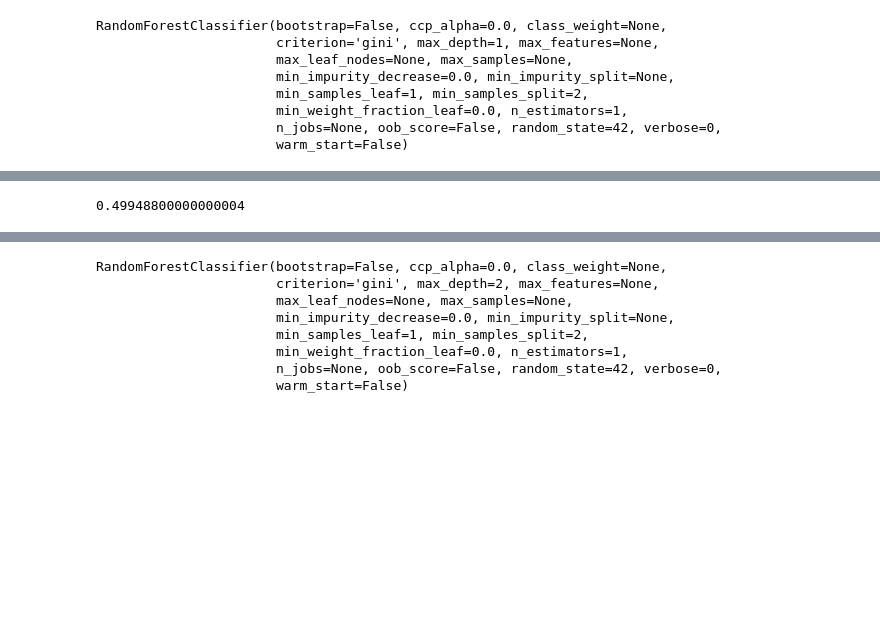
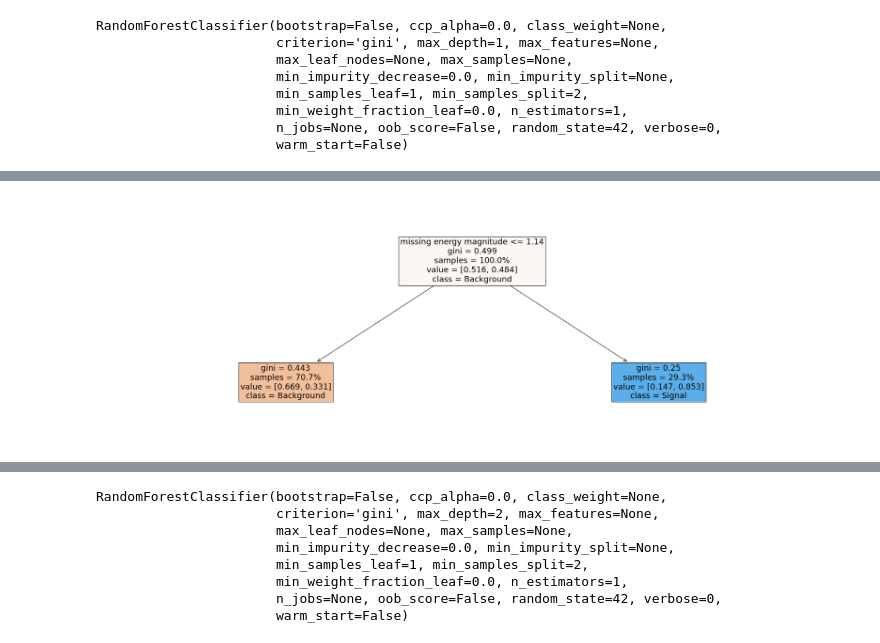
Before and after one commit to lewtun/hepml, a Jupyter notebook: notebooks/lesson03_random-forest-from-scratch.ipynb, the cells around one changed output, grey strips where cells are left out. Cells and saved outputs as stored; diff of their text form; code cells hidden in the pictures; blank space fills up the shorter version.

Commit message:
Cleanup down to single decision tree

```diff
--- a/notebooks/lesson03_random-forest-from-scratch.ipynb
+++ b/notebooks/lesson03_random-forest-from-scratch.ipynb
@@ -207,0 +79,3 @@ Index(['missing energy magnitude', 'lepton 1 pT'], dtype='object')
+# %%
+susy_sample = pd.read_feather(DATA / "susy_sample.feather")
+susy_sample.head()
@@ -207,0 +344,5 @@ Index(['missing energy magnitude', 'lepton 1 pT'], dtype='object')
+# %%
+ens = TreeEnsemble(X_train_sub, y_train, 1, 1000)
+tree = ens.trees[0]
+x_samp, y_samp = tree.X, tree.y
+x_samp.columns
@@ -240,19 +383,20 @@ RandomForestClassifier(bootstrap=False, ccp_alpha=0.0, class_weight=None,
                        n_jobs=None, oob_score=False, random_state=42, verbose=0,
                        warm_start=False)
 # %%
-# get column names
-feature_names = X_train.columns
-# define class names
-class_names = ["Background", "Signal"]
-# we need to specify the background color because of a quirk in sklearn
-fig, ax = plt.subplots(figsize=(30, 10))
-# generate tree plot
-plot_tree(
-    m.estimators_[0],
-    filled=True,
-    feature_names=feature_names,
-    class_names=class_names,
-    ax=ax,
-    fontsize=18,
-)
-plt.show()
+def draw_tree(fitted_model):
+    # get column names
+    feature_names = X_train_sub.columns
+    # define class names
+    class_names = ["Background", "Signal"]
+    fig, ax = plt.subplots(figsize=(30, 10))
+    # generate tree plot
+    plot_tree(
+        fitted_model.estimators_[0],
+        filled=True,
+        feature_names=feature_names,
+        class_names=class_names,
+        ax=ax,
+        fontsize=18,
+        proportion=True
+    )
+    plt.show()
@@ -273,6 +403,6 @@ plt.show()
-# %%
-1 - np.sum((y_samp.value_counts() / len(y_samp)) ** 2)
-# %% [output]
-0.49948800000000004
+# %%
+draw_tree(m)
+# %% [output]
+[figure, added]
 # %%
 def find_better_split(self, var_idx):
```
Also changed, not shown: parts of 129 cells of this notebook, 3 other files.
